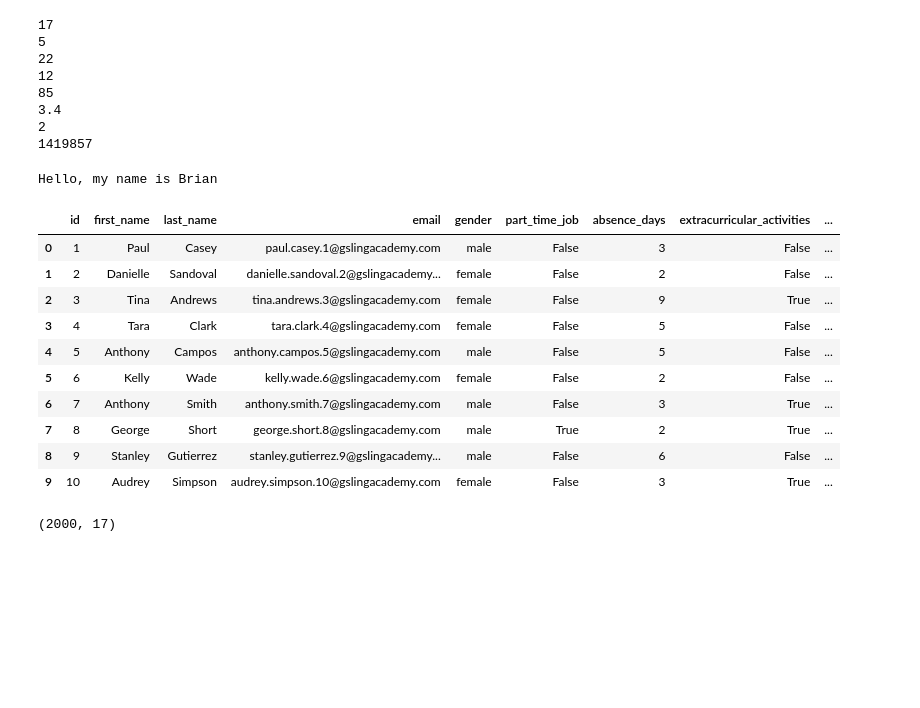
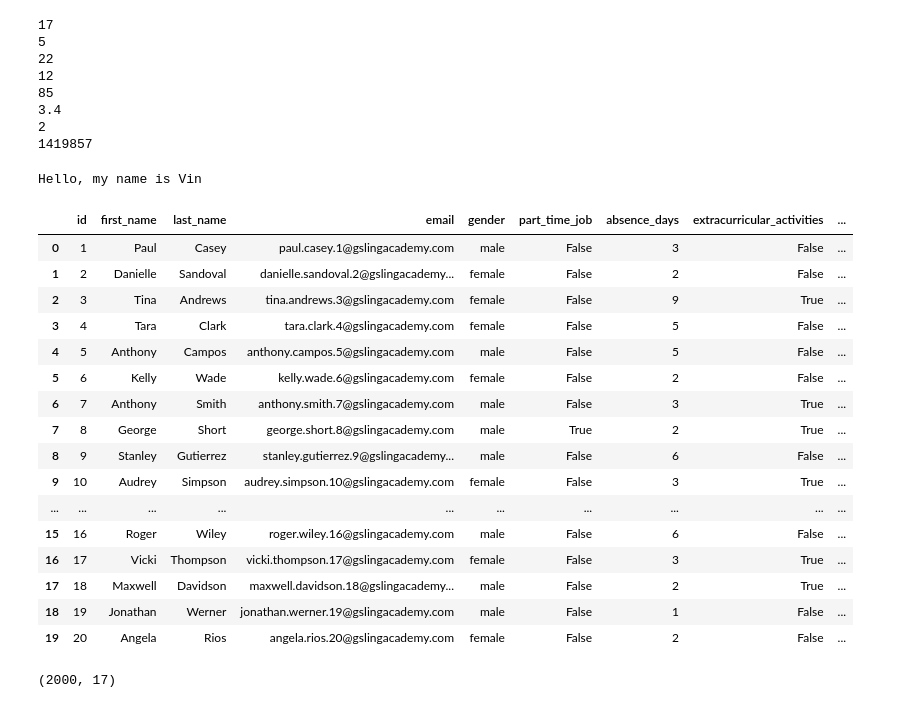
Before and after one commit to vincentkyalomusembi/ML-1.0, a Jupyter notebook: python.ipynb, the cells around one changed output. Saved outputs shown, nothing was run; the diff lists cells and outputs as text; code cells hidden in the pictures; blank space fills up the shorter version.

```diff
--- a/python.ipynb
+++ b/python.ipynb
@@ -55,11 +55,11 @@ print(a**b)
 # %%
 strings
 # %%
-name = "Brian"
+name = "Vin"
 greeting = "Hello, my name is " + name
 print(greeting)
 # %% [output]
-Hello, my name is Brian
+Hello, my name is Vin
 # %%
 import numpy as np
 import pandas as pd
@@ -67,19 +67,25 @@ import matplotlib.pyplot as plt
 # %%
 df = pd.read_csv("student-scores.csv")
 # %%
-df.head(10)
+df.head(20)
 # %% [output]
 |  | id | first_name | last_name | email | gender | part_time_job | absence_days | extracurricular_activities | ... |
 | 0 | 1 | Paul | Casey | paul.casey.1@gslingacademy.com | male | False | 3 | False | ... |
 | 1 | 2 | Danielle | Sandoval | danielle.sandoval.2@gslingacademy... | female | False | 2 | False | ... |
 | 2 | 3 | Tina | Andrews | tina.andrews.3@gslingacademy.com | female | False | 9 | True | ... |
 | 3 | 4 | Tara | Clark | tara.clark.4@gslingacademy.com | female | False | 5 | False | ... |
 | 4 | 5 | Anthony | Campos | anthony.campos.5@gslingacademy.com | male | False | 5 | False | ... |
 | 5 | 6 | Kelly | Wade | kelly.wade.6@gslingacademy.com | female | False | 2 | False | ... |
 | 6 | 7 | Anthony | Smith | anthony.smith.7@gslingacademy.com | male | False | 3 | True | ... |
 | 7 | 8 | George | Short | george.short.8@gslingacademy.com | male | True | 2 | True | ... |
 | 8 | 9 | Stanley | Gutierrez | stanley.gutierrez.9@gslingacademy... | male | False | 6 | False | ... |
 | 9 | 10 | Audrey | Simpson | audrey.simpson.10@gslingacademy.com | female | False | 3 | True | ... |
+| ... | ... | ... | ... | ... | ... | ... | ... | ... | ... |
+| 15 | 16 | Roger | Wiley | roger.wiley.16@gslingacademy.com | male | False | 6 | False | ... |
+| 16 | 17 | Vicki | Thompson | vicki.thompson.17@gslingacademy.com | female | False | 3 | True | ... |
+| 17 | 18 | Maxwell | Davidson | maxwell.davidson.18@gslingacademy... | male | False | 2 | True | ... |
+| 18 | 19 | Jonathan | Werner | jonathan.werner.19@gslingacademy.com | male | False | 1 | False | ... |
+| 19 | 20 | Angela | Rios | angela.rios.20@gslingacademy.com | female | False | 2 | False | ... |
 # %%
 df.shape
 # %% [output]
```
Also changed, not shown: parts of 8 cells of this notebook, 2 other files.
